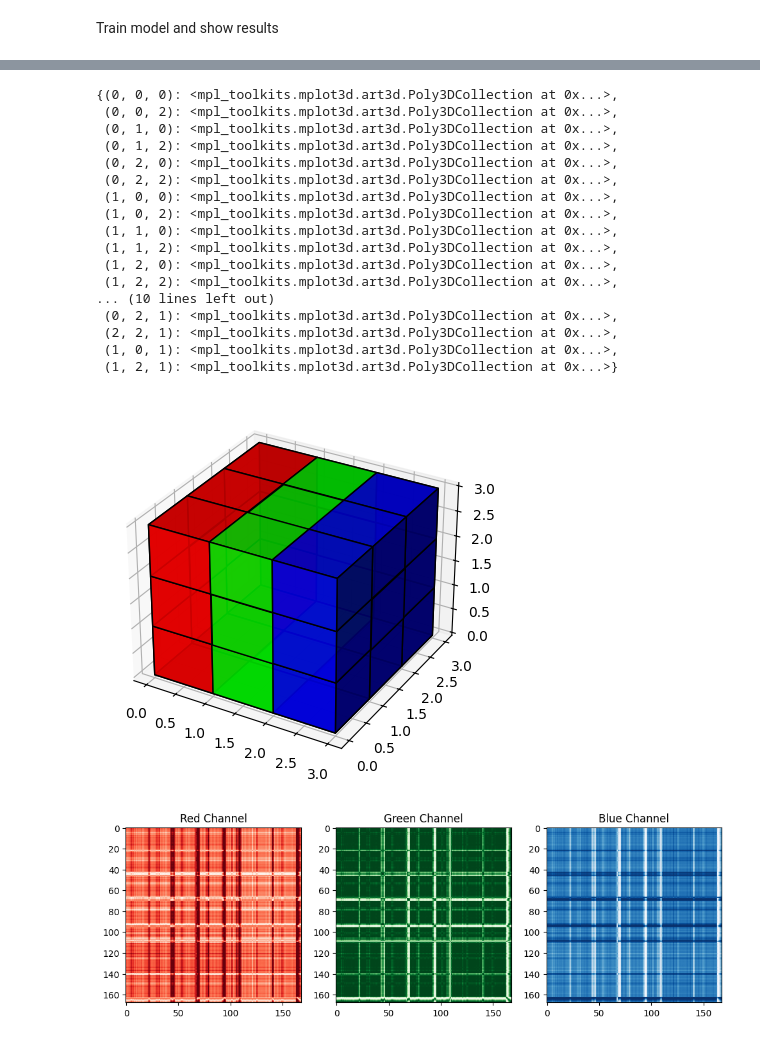
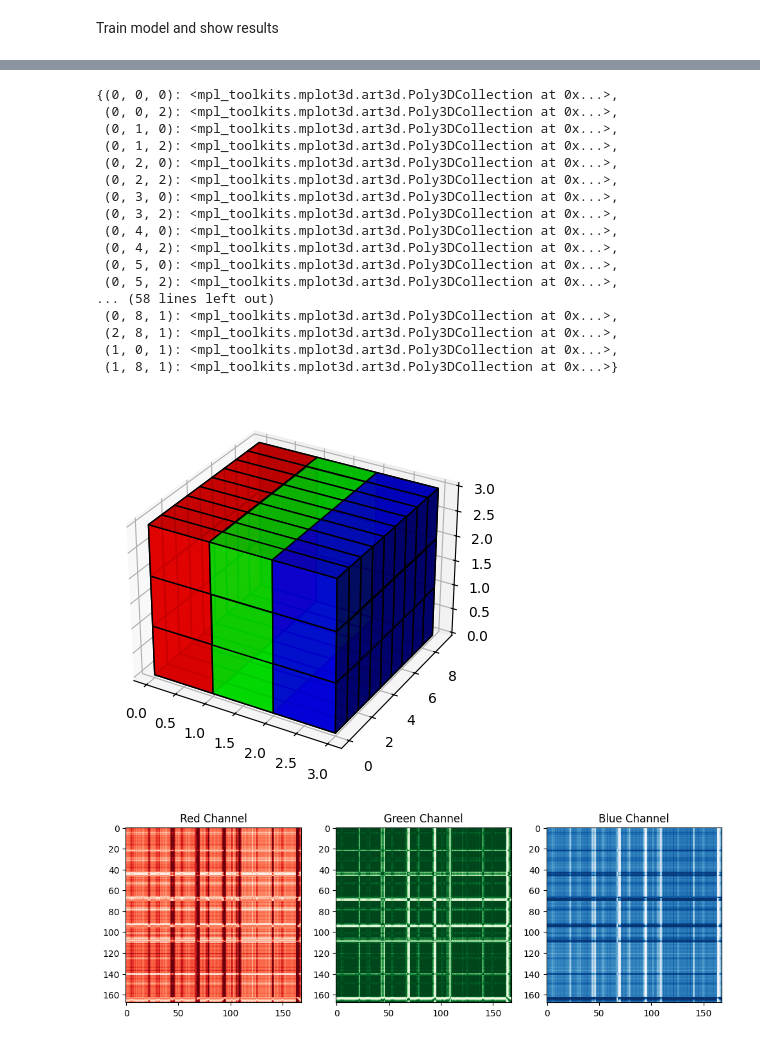
Before and after one commit to FranUrsus/TimeSeriesImaging, a Jupyter notebook: scripts/main.ipynb, the cells around one changed output, grey strips where cells are left out. Cells and saved outputs as stored; diff of their text form; code cells hidden in the pictures.

```diff
--- a/scripts/main.ipynb
+++ b/scripts/main.ipynb
@@ -354,49 +376,49 @@ import numpy as np
 
 
 # Create axis
-axes = [3, 3, 3]
+axes = [3, 9, 3]
 
 # Create Data
 data = np.ones(axes, dtype=np.bool_)
 
 # Control Transparency
 alpha = 0.9
 
 # Control colour
 colors = np.empty(axes + [4], dtype=np.float32)
 
 colors[:] = [0, 1, 0, alpha]  # red
 
 colors[0] = [1, 0, 0, alpha]  # red
 colors[1] = [0, 1, 0, alpha]  # green
 colors[2] = [0, 0, 1, alpha]  # blue
 
 # Plot figure
 fig = plt.figure()
 ax = fig.add_subplot(111, projection='3d')
 
 # Voxels is used to customizations of the
 # sizes, positions and colors.
 ax.voxels(data, facecolors=colors, edgecolors='k')
 # %% [output]
 {(0, 0, 0): <mpl_toolkits.mplot3d.art3d.Poly3DCollection at 0x...>,
  (0, 0, 2): <mpl_toolkits.mplot3d.art3d.Poly3DCollection at 0x...>,
  (0, 1, 0): <mpl_toolkits.mplot3d.art3d.Poly3DCollection at 0x...>,
  (0, 1, 2): <mpl_toolkits.mplot3d.art3d.Poly3DCollection at 0x...>,
  (0, 2, 0): <mpl_toolkits.mplot3d.art3d.Poly3DCollection at 0x...>,
  (0, 2, 2): <mpl_toolkits.mplot3d.art3d.Poly3DCollection at 0x...>,
- (1, 0, 0): <mpl_toolkits.mplot3d.art3d.Poly3DCollection at 0x...>,
- (1, 0, 2): <mpl_toolkits.mplot3d.art3d.Poly3DCollection at 0x...>,
- (1, 1, 0): <mpl_toolkits.mplot3d.art3d.Poly3DCollection at 0x...>,
- (1, 1, 2): <mpl_toolkits.mplot3d.art3d.Poly3DCollection at 0x...>,
- (1, 2, 0): <mpl_toolkits.mplot3d.art3d.Poly3DCollection at 0x...>,
- (1, 2, 2): <mpl_toolkits.mplot3d.art3d.Poly3DCollection at 0x...>,
-... (10 lines left out)
- (0, 2, 1): <mpl_toolkits.mplot3d.art3d.Poly3DCollection at 0x...>,
- (2, 2, 1): <mpl_toolkits.mplot3d.art3d.Poly3DCollection at 0x...>,
+ (0, 3, 0): <mpl_toolkits.mplot3d.art3d.Poly3DCollection at 0x...>,
+ (0, 3, 2): <mpl_toolkits.mplot3d.art3d.Poly3DCollection at 0x...>,
+ (0, 4, 0): <mpl_toolkits.mplot3d.art3d.Poly3DCollection at 0x...>,
+ (0, 4, 2): <mpl_toolkits.mplot3d.art3d.Poly3DCollection at 0x...>,
+ (0, 5, 0): <mpl_toolkits.mplot3d.art3d.Poly3DCollection at 0x...>,
+ (0, 5, 2): <mpl_toolkits.mplot3d.art3d.Poly3DCollection at 0x...>,
+... (58 lines left out)
+ (0, 8, 1): <mpl_toolkits.mplot3d.art3d.Poly3DCollection at 0x...>,
+ (2, 8, 1): <mpl_toolkits.mplot3d.art3d.Poly3DCollection at 0x...>,
  (1, 0, 1): <mpl_toolkits.mplot3d.art3d.Poly3DCollection at 0x...>,
- (1, 2, 1): <mpl_toolkits.mplot3d.art3d.Poly3DCollection at 0x...>}
+ (1, 8, 1): <mpl_toolkits.mplot3d.art3d.Poly3DCollection at 0x...>}
-[figure, old version]
+[figure, new version]
 # %%
 import numpy as np
 
```
Also changed, not shown: parts of 4 cells of this notebook, 8 other files.
